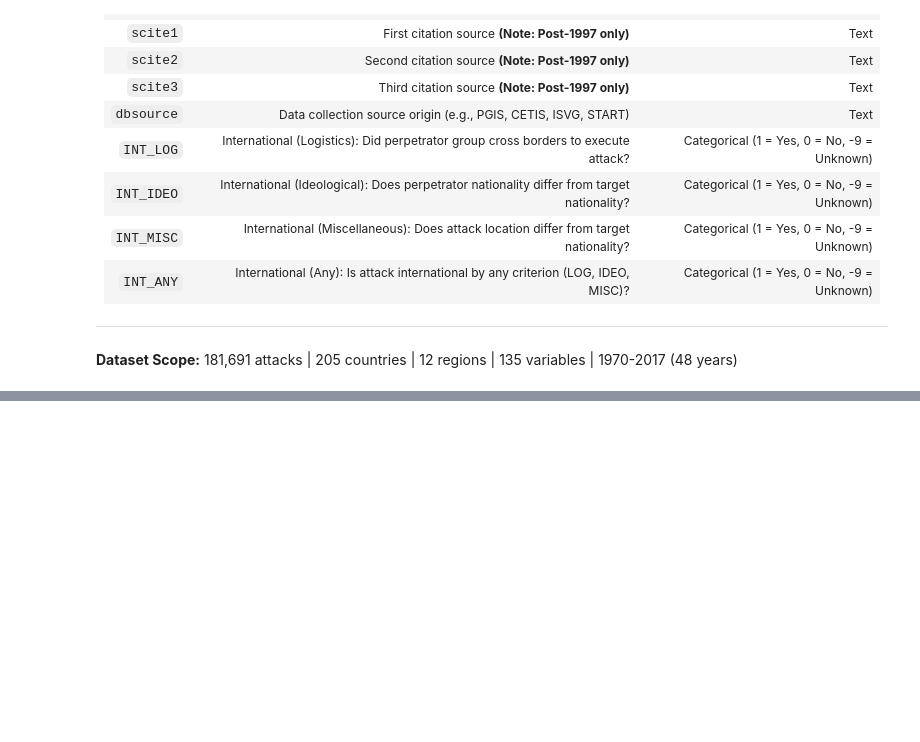
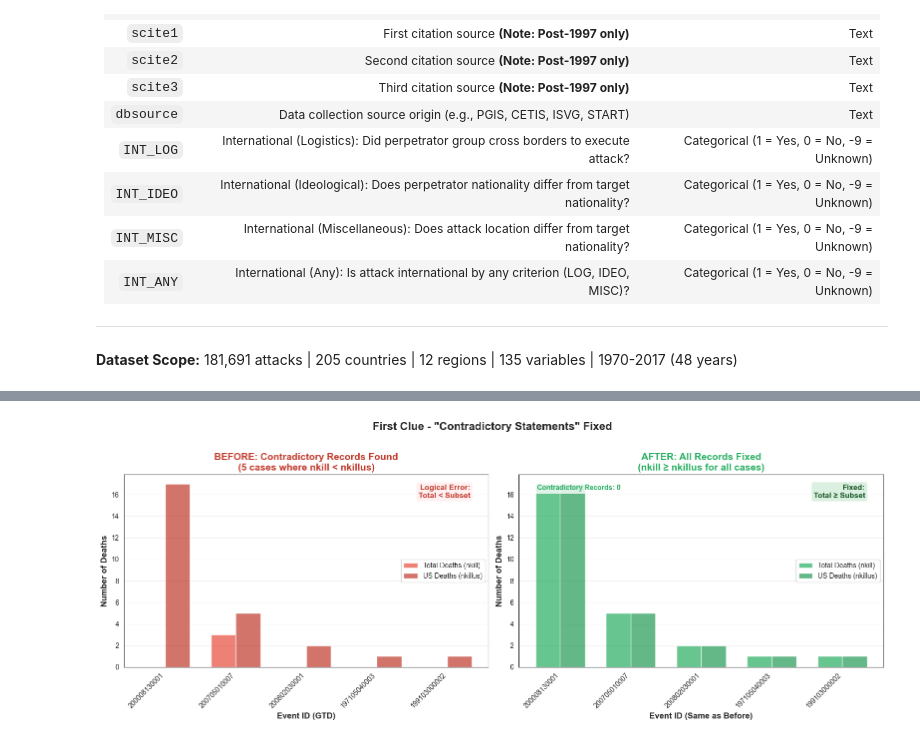
Before and after one commit to thutrang147/global-terrorism-analysis, a Jupyter notebook: main.ipynb, the cells around one changed output, grey strips where cells are left out. Saved outputs shown, nothing was run; the diff lists cells and outputs as text; code cells hidden in the pictures; blank space fills up the shorter version.

```diff
--- a/main.ipynb
+++ b/main.ipynb
@@ -437,0 +215,7 @@ Cleaned dataset saved as 'terrorism_cleaned.csv'
+# %%
+# Load data
+df_raw = pd.read_csv('data/globalterrorismdb.csv', encoding='latin-1', low_memory=False)
+
+print(f"Data loaded successfully!")
+print(f"Data size: {df_raw.shape}")
+print(f"Time range: {df_raw['iyear'].min()} - {df_raw['iyear'].max()}")
@@ -437,0 +273,90 @@ Cleaned dataset saved as 'terrorism_cleaned.csv'
+# %%
+fig, axes = plt.subplots(1, 2, figsize=(16, 6))
+
+# BEFORE: Show contradictory records
+before_data = df_raw[(df_raw['nkill'] < df_raw['nkillus']) &
+                     (df_raw['nkill'].notna()) &
+                     (df_raw['nkillus'].notna())].copy()
+
+if len(before_data) > 0:
+    # Sample for visualization (top 10 by difference)
+    before_data['difference'] = before_data['nkillus'] - before_data['nkill']
+    before_sample = before_data.nlargest(10, 'difference')
+
+    x_pos = np.arange(len(before_sample))
+    width = 0.35
+
+    axes[0].bar(x_pos - width/2, before_sample['nkill'], width,
+               label='Total Deaths (nkill)', color='#e74c3c', alpha=0.7)
+    axes[0].bar(x_pos + width/2, before_sample['nkillus'], width,
+               label='US Deaths (nkillus)', color='#c0392b', alpha=0.7)
+
+    axes[0].set_xlabel('Event ID (GTD)', fontsize=12, fontweight='bold')
+    axes[0].set_ylabel('Number of Deaths', fontsize=12, fontweight='bold')
+    axes[0].set_title(f'BEFORE: Contradictory Records Found\n({len(before_data)} cases where nkill < nkillus)',
+                     fontsize=14, fontweight='bold', color='#c0392b')
+    axes[0].set_xticks(x_pos)
+    # Use actual Event IDs from GTD (eventid column)
+    if 'eventid' in before_sample.columns:
+        axes[0].set_xticklabels([str(int(eid)) for eid in before_sample['eventid']], rotation=45, ha='right')
+    else:
+        axes[0].set_xticklabels([f'ID:{idx}' for idx in before_sample.index], rotation=45, ha='right')
+    axes[0].legend()
+    axes[0].grid(axis='y', alpha=0.3)
+
+    # Add annotation showing the logical error
+    axes[0].text(0.95, 0.95, 'Logical Error:\nTotal < Subset',
+                transform=axes[0].transAxes, ha='right', va='top',
+                bbox=dict(boxstyle='round', facecolor='#fee', alpha=0.8),
+                fontsize=11, fontweight='bold', color='#c0392b')
+
+# AFTER: Show the same records after fixing
+# Get the same incident IDs that were problematic before
+if len(before_data) > 0:
+    # Get the fixed versions of those same incidents
+    before_sample_ids = before_sample.index
+    after_sample = df_clean.loc[before_sample_ids].copy()
+
+    x_pos = np.arange(len(after_sample))
+    width = 0.35
+
+    axes[1].bar(x_pos - width/2, after_sample['nkill'], width,
+               label='Total Deaths (nkill)', color='#27ae60', alpha=0.7)
+    axes[1].bar(x_pos + width/2, after_sample['nkillus'], width,
+               label='US Deaths (nkillus)', color='#229954', alpha=0.7)
+
+    axes[1].set_xlabel('Event ID (Same as Before)', fontsize=12, fontweight='bold')
+    axes[1].set_ylabel('Number of Deaths', fontsize=12, fontweight='bold')
+    axes[1].set_title('AFTER: All Records Fixed\n(nkill ≥ nkillus for all cases)',
+                     fontsize=14, fontweight='bold', color='#27ae60')
+    axes[1].set_xticks(x_pos)
+    # Use the same Event IDs as BEFORE panel
+    if 'eventid' in after_sample.columns:
+        axes[1].set_xticklabels([str(int(eid)) for eid in after_sample['eventid']], rotation=45, ha='right')
+    else:
+        axes[1].set_xticklabels([f'ID:{idx}' for idx in after_sample.index], rotation=45, ha='right')
+    axes[1].legend()
+    axes[1].grid(axis='y', alpha=0.3)
+
+    # Add annotation showing the fix
+    axes[1].text(0.95, 0.95, 'Fixed:\nTotal ≥ Subset',
+                transform=axes[1].transAxes, ha='right', va='top',
+                bbox=dict(boxstyle='round', facecolor='#d4edda', alpha=0.8),
+                fontsize=11, fontweight='bold', color='#155724')
+
+    # Verify and display statistics
+    after_contradictions = df_clean[(df_clean['nkill'] < df_clean['nkillus']) &
+                                    (df_clean['nkill'].notna()) &
+                                    (df_clean['nkillus'].notna())]
+
+    axes[1].text(0.05, 0.95, f'Contradictory Records: {len(after_contradictions)}',
+                transform=axes[1].transAxes, ha='left', va='top',
+                bbox=dict(boxstyle='round', facecolor='white', alpha=0.8),
+                fontsize=10, fontweight='bold', color='#27ae60')
+
+plt.suptitle('First Clue - "Contradictory Statements" Fixed',
+            fontsize=16, fontweight='bold', y=1.02)
+plt.tight_layout()
+plt.show()
+# %% [output]
+[figure, added]
```
Also changed, not shown: parts of 58 cells of this notebook, 1 other file.
